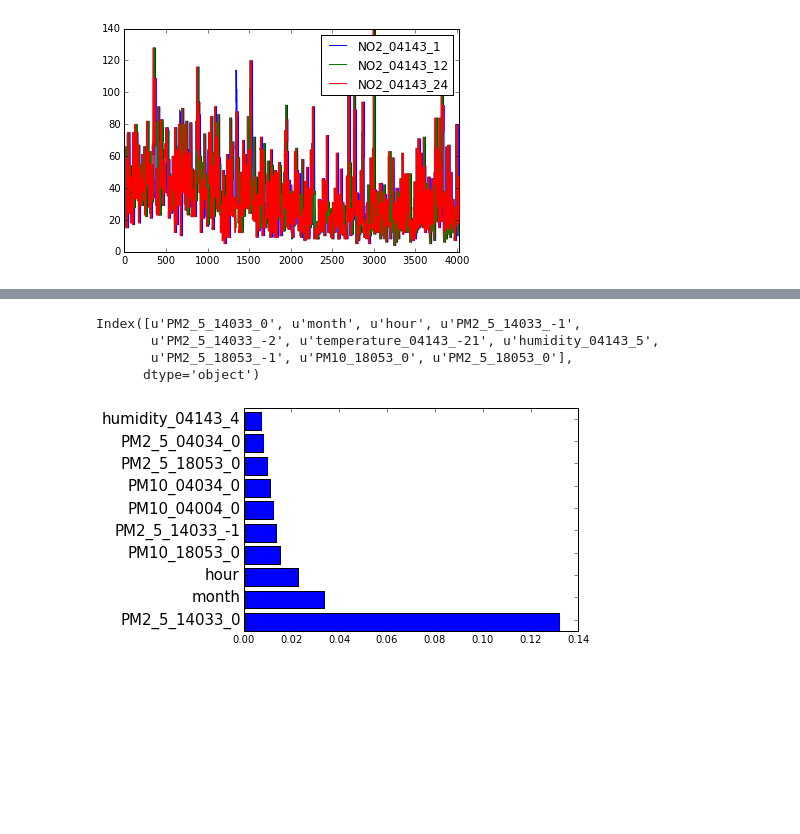
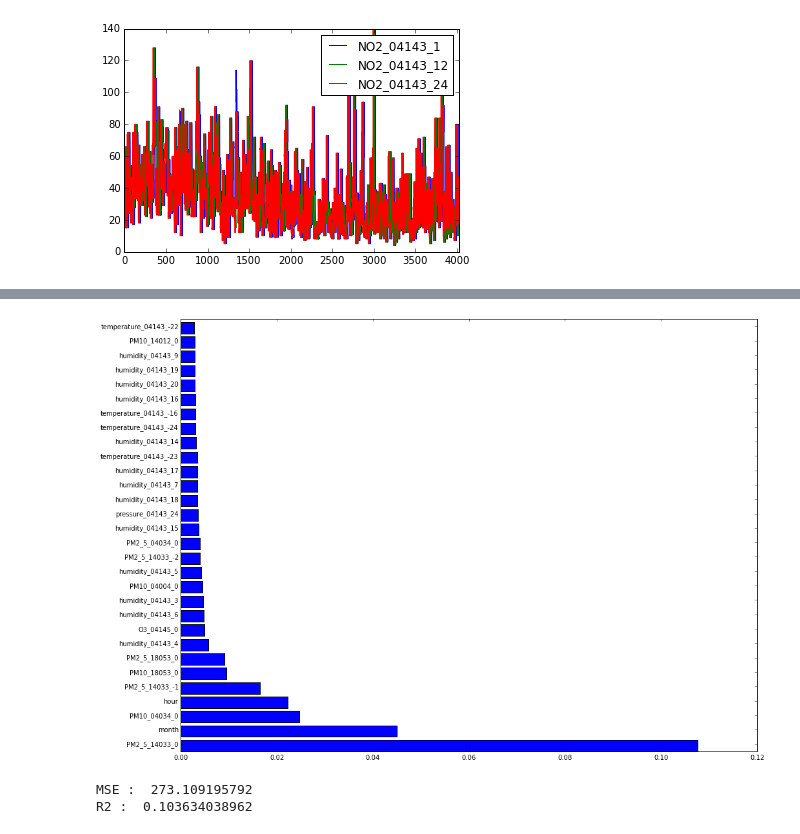
Before and after one commit to wgharbi/EnsPlumeLabs, a Jupyter notebook: data_analysis.ipynb, the cells around one changed output, grey strips where cells are left out. Drawn from its saved outputs; the diff is of its cells as text; code cells hidden in the pictures; blank space fills up the shorter version.

```diff
--- a/data_analysis.ipynb
+++ b/data_analysis.ipynb
@@ -217,7 +217,7 @@ plt.show()
 # removing the date column as part of a first simple approach
 data_train = df.iloc[:,1:]
 data_test= test.iloc[:,1:]
-data_labels = label
+data_labels = labels
 #data standardizing (center to the mean and component wise scale to unit variance)
 #from sklearn.preprocessing import scale
 #data_train = scale(train, axis = 0)
@@ -301,0 +303,3 @@ R2 :  0.778786397479
+# %%
+import matplotlib.pylab as pylab
+pylab.rcParams['figure.figsize'] = 16, 12  # that's default image size for this interactive session
@@ -302,16 +321,24 @@ R2 :  0.778786397479
+# %%
+#training the Random Forest Regressor on the entire dataset
+from sklearn.ensemble.forest import RandomForestRegressor
+clf=RandomForestRegressor(n_estimators = 250,criterion='mse')
+#passer de 150 à 250 estimateurs nous fait passer de 20399.1 à 20274.8 sur le leaderboard
+clf.fit(data_train, data_labels)
+y_pred_final = clf.predict(data_test)
+y_pred_final = pd.DataFrame(y_pred_final, columns = data_labels.columns)
+y_pred_final.to_csv("./result.csv",index=False,sep=";")
+
+#try using gradient boosting regressor
+# maybe trying multi layer perceptron with http://scikit-neuralnetwork.readthedocs.org/en/latest/module_mlp.html#regressor
 # %%
-ordering = np.argsort(clf.feature_importances_)[::-1][:10]
+
+ordering = np.argsort(clf.feature_importances_)[::-1][:30]
 
 importances = clf.feature_importances_[ordering]
 feature_names= data_train.columns[ordering]
 
-print important_features[:10]
 x = np.arange(len(feature_names))
 plt.barh(x, importances)
-plt.yticks(x + 0.5, feature_names, fontsize=15);
+plt.yticks(x + 0.5, feature_names, fontsize=10);
 # %% [output]
-Index([u'PM2_5_14033_0', u'month', u'hour', u'PM2_5_14033_-1',
-       u'PM2_5_14033_-2', u'temperature_04143_-21', u'humidity_04143_5',
-       u'PM2_5_18053_-1', u'PM10_18053_0', u'PM2_5_18053_0'],
-      dtype='object')
-[figure, old version]
+[figure, new version]
@@ -343,11 +367,15 @@ class VectorRegression(sklearn.base.BaseEstimator):
 # %%
-#Problem with this method, maybe two many features and not enough samples ?
-# C epsilon and Gamma need fine tuning
-from sklearn.svm.classes import SVR
-clf = VectorRegression(SVR(kernel='rbf', C=0.1))
+from sklearn import ensemble
+params = {'n_estimators': 10, 'max_depth': 4, 'min_samples_split': 1,
+          'learning_rate': 0.01, 'loss': 'ls'}
+clf = VectorRegression(ensemble.GradientBoostingRegressor(**params))
 clf.fit(X_train, y_train)
 from sklearn.metrics import r2_score
 from sklearn.metrics import mean_squared_error
-y_pred = clf.predict(X_test)
+n,m = y_test.shape
+y_pred = clf.predict(X_test,n,m)
 print "MSE : ", mean_squared_error(y_test,y_pred)
 print "R2 : ",r2_score(y_test,y_pred)
+# %% [output]
+MSE :  273.109195792
+R2 :  0.103634038962
```
Also changed, not shown: parts of 12 cells of this notebook.
